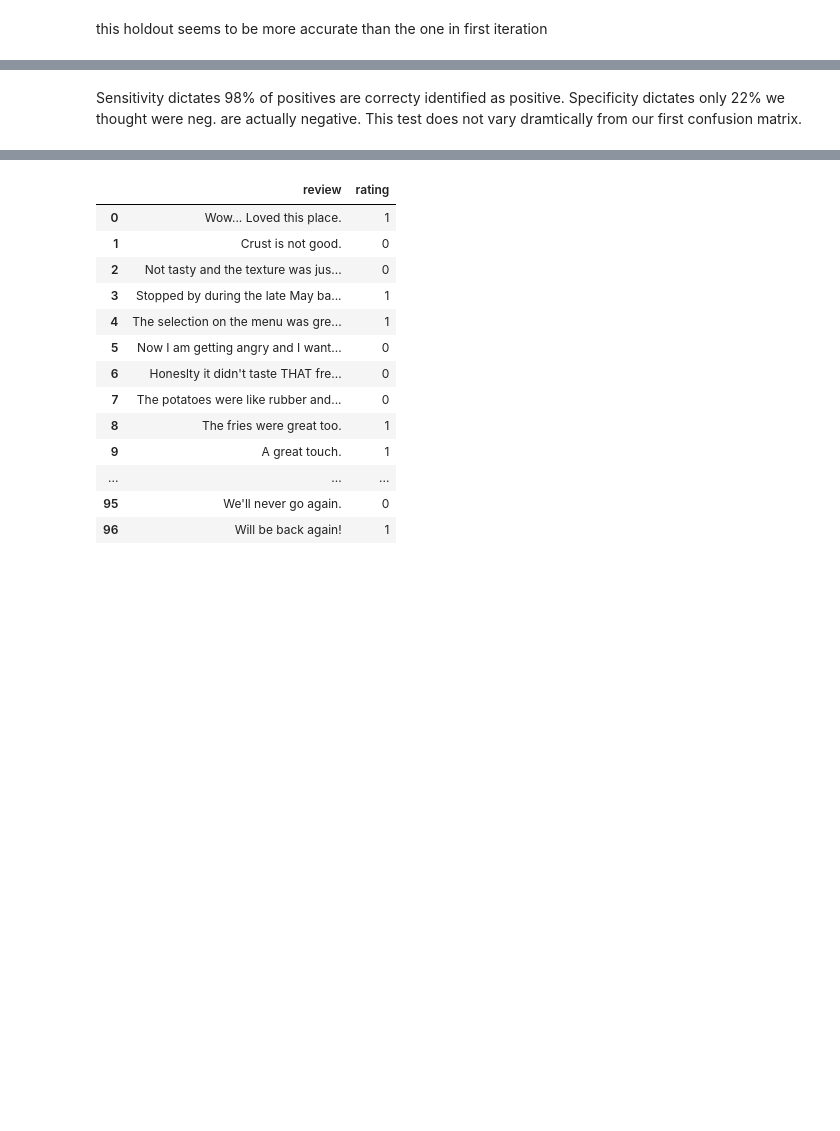
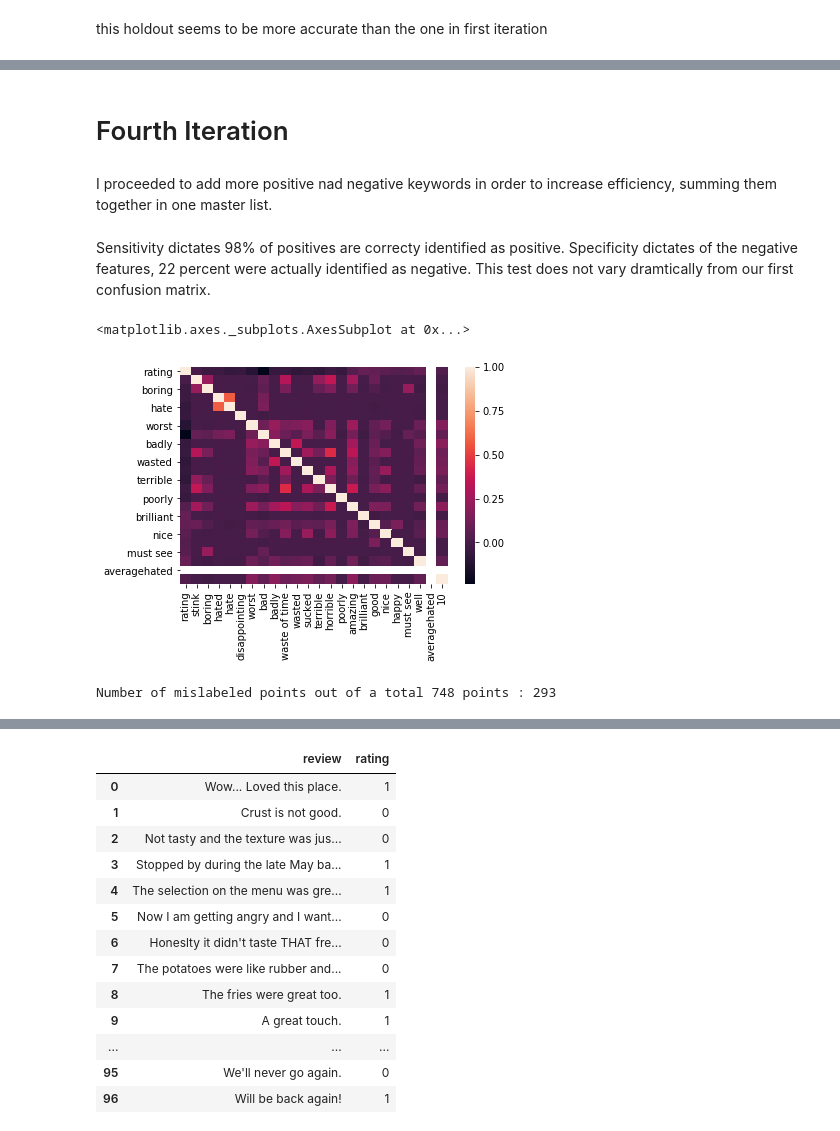
Before and after one commit to ezzanger/model-drill, a Jupyter notebook: Bayes Drill.ipynb, the cells around one changed output, grey strips where cells are left out. Saved outputs shown, nothing was run; the diff lists cells and outputs as text; code cells hidden in the pictures; blank space fills up the shorter version.

Commit message:
bayes drills revised

```diff
--- a/Bayes Drill.ipynb
+++ b/Bayes Drill.ipynb
@@ -194,0 +289,14 @@ print(sensitivity)
+# %% [markdown]
+#  Fourth Iteration
+# %% [markdown]
+I proceeded to add more positive nad negative keywords in order to increase efficiency, summing them together in one master list.
+# %%
+ngkeywords = ['stink','average' 'hated', 'hate', 'disappointing', 'worst', 'bad','badly', 'waste of time','wasted', 'sucked', 'terrible', 'horrible', 'poorly']
+poskeywords = ['amazing', 'brilliant', 'good', 'nice', 'happy', 'must see', 'well', '10']
+master = ngkeywords + poskeywords
+# %%
+
+for ng in master:
+    imdb[str(ng)] = imdb.review.str.contains(
+        ' ' + str(ng),
+        case=False)
@@ -195,2 +306,27 @@ print(sensitivity)
 # %% [markdown]
-Sensitivity dictates 98% of positives are correcty identified as positive. Specificity dictates only 22% we thought were neg. are actually negative. This test does not vary dramtically from our first confusion matrix.
+Sensitivity dictates 98% of positives are correcty identified as positive. Specificity dictates of the negative features, 22 percent were actually identified as negative. This test does not vary dramtically from our first confusion matrix.
+# %%
+sns.heatmap(imdb.corr())
+# %% [output]
+<matplotlib.axes._subplots.AxesSubplot at 0x...>
+[figure, added]
+# %%
+# Our data is binary / boolean, so we're importing the Bernoulli classifier.
+from sklearn.naive_bayes import BernoulliNB
+
+# Instantiate our model and store it in a new variable.
+bnb = BernoulliNB()
+
+# Fit our model to the data.
+bnb.fit(data1, target)
+
+# Classify, storing the result in a new variable.
+y_pred = bnb.predict(data1)
+
+# Display our results.
+print("Number of mislabeled points out of a total {} points : {}".format(
+    data1.shape[0],
+    (target != y_pred).sum()
+))
+# %% [output]
+Number of mislabeled points out of a total 748 points : 293
```
Also changed, not shown: parts of 22 cells of this notebook, 1 other file.
